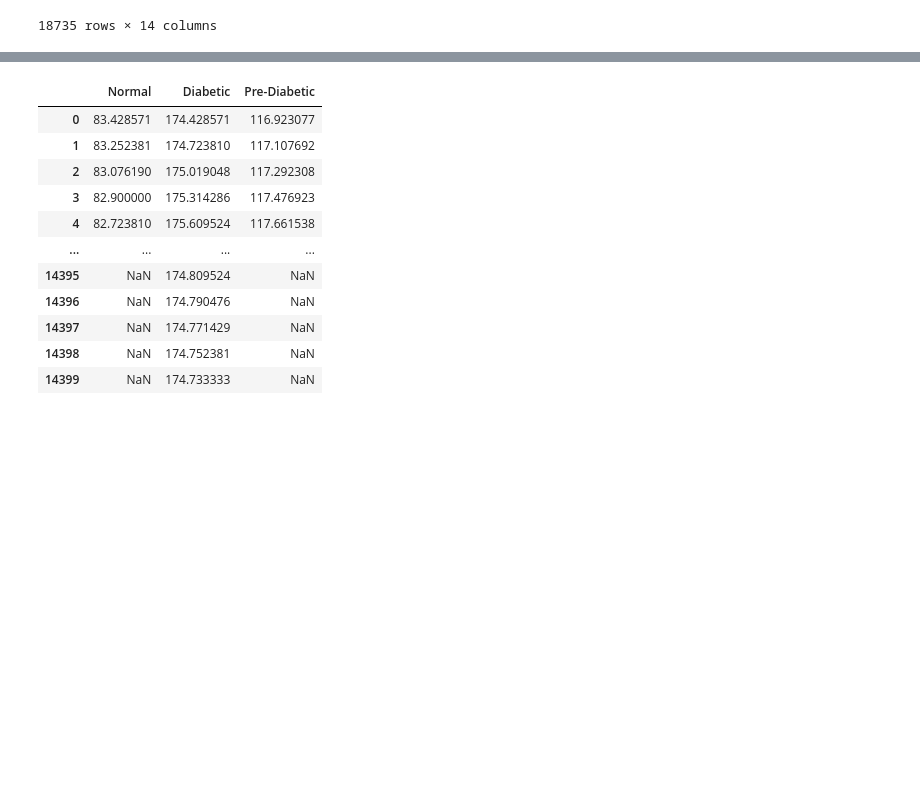
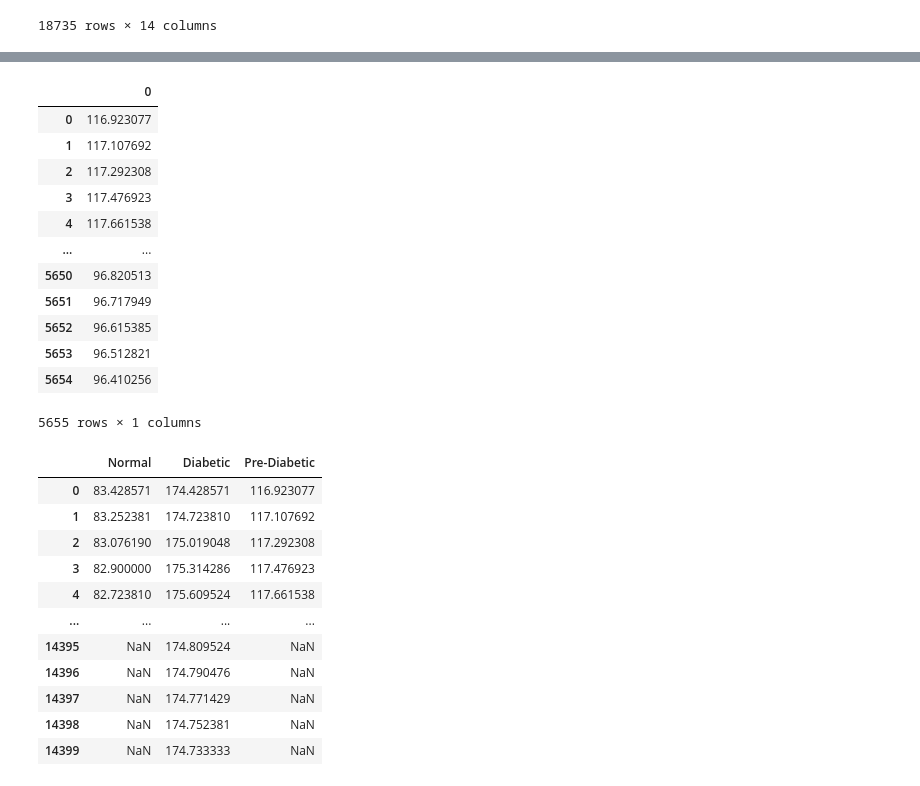
Before and after one commit to g7xu/Secret-Life-Of-BloodGlucose, a Jupyter notebook: felix_find_macros.ipynb, the cells around one changed output, grey strips where cells are left out. Cells and saved outputs as stored; diff of their text form; code cells hidden in the pictures; blank space fills up the shorter version.

```diff
--- a/felix_find_macros.ipynb
+++ b/felix_find_macros.ipynb
@@ -466,6 +486,22 @@ populated_pre = pre_gl_df.dropna(how='any')
 temp_df_1 = (populated_pre.sum(axis=1)) / len(populated_pre.columns)
 
 temp_df_1 = pd.DataFrame(temp_df_1)
+# %%
+temp_df_1
+# %% [output]
+|  | 0 |
+| 0 | 116.923077 |
+| 1 | 117.107692 |
+| 2 | 117.292308 |
+| 3 | 117.476923 |
+| 4 | 117.661538 |
+| ... | ... |
+| 5650 | 96.820513 |
+| 5651 | 96.717949 |
+| 5652 | 96.615385 |
+| 5653 | 96.512821 |
+| 5654 | 96.410256 |
+5655 rows × 1 columns
 # %%
 populated_dia = dia_gl_df.dropna(how='any')
 
```
Also changed, not shown: parts of 3 cells of this notebook, 1 other file.
